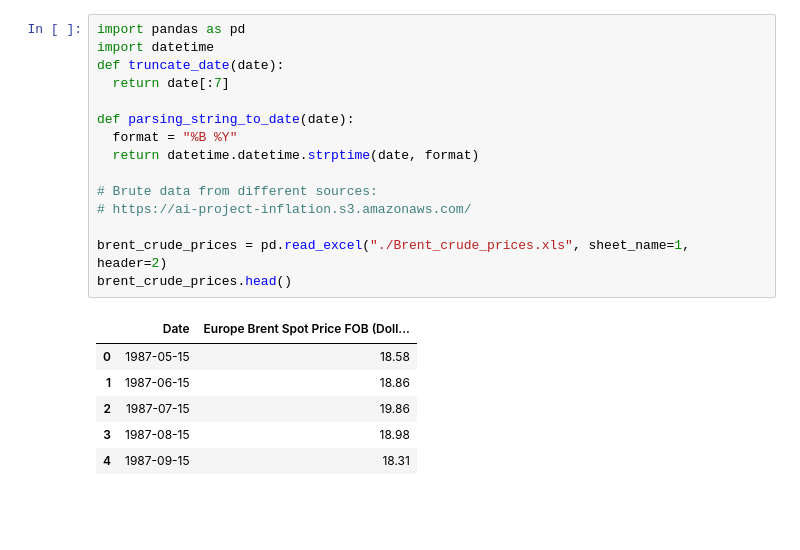
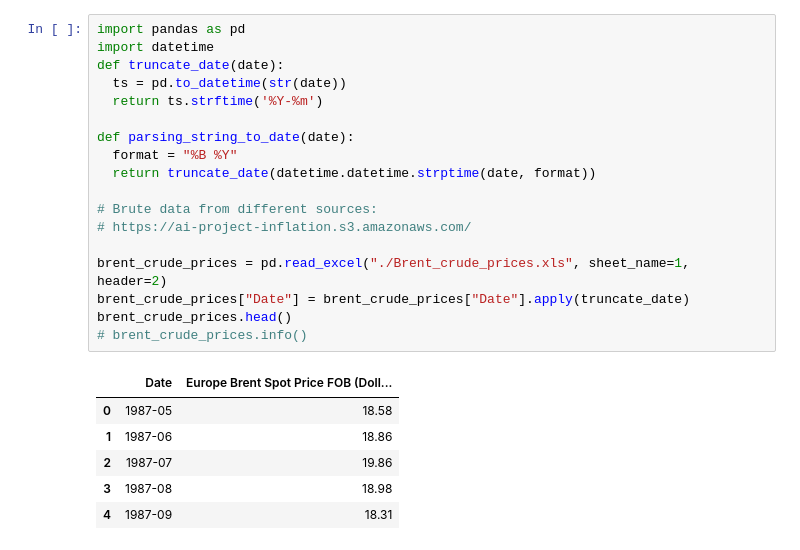
Before and after one commit to LuisErnestoZamb/final_project_ia, a Jupyter notebook: project.ipynb, the cells around one changed output. Cells and saved outputs as stored; diff of their text form; blank space fills up the shorter version.

```diff
--- a/project.ipynb
+++ b/project.ipynb
@@ -1,25 +1,28 @@
 # %%
 import pandas as pd
 import datetime
 def truncate_date(date):
-  return date[:7]
+  ts = pd.to_datetime(str(date))
+  return ts.strftime('%Y-%m')
 
 def parsing_string_to_date(date):
   format = "%B %Y"
-  return datetime.datetime.strptime(date, format)
+  return truncate_date(datetime.datetime.strptime(date, format))
 
 # Brute data from different sources:
 # https://ai-project-inflation.s3.amazonaws.com/
 
 brent_crude_prices = pd.read_excel("./Brent_crude_prices.xls", sheet_name=1, header=2)
+brent_crude_prices["Date"] = brent_crude_prices["Date"].apply(truncate_date)
 brent_crude_prices.head()
+# brent_crude_prices.info()
 # %% [output]
 |  | Date | Europe Brent Spot Price FOB (Doll... |
-| 0 | 1987-05-15 | 18.58 |
-| 1 | 1987-06-15 | 18.86 |
-| 2 | 1987-07-15 | 19.86 |
-| 3 | 1987-08-15 | 18.98 |
-| 4 | 1987-09-15 | 18.31 |
+| 0 | 1987-05 | 18.58 |
+| 1 | 1987-06 | 18.86 |
+| 2 | 1987-07 | 19.86 |
+| 3 | 1987-08 | 18.98 |
+| 4 | 1987-09 | 18.31 |
 # %%
 !pip install openpyxl
 prime_rate = pd.read_excel("./Prime_Rate_History-WOWA.xlsx")
```
Also changed, not shown: parts of 11 cells of this notebook.
